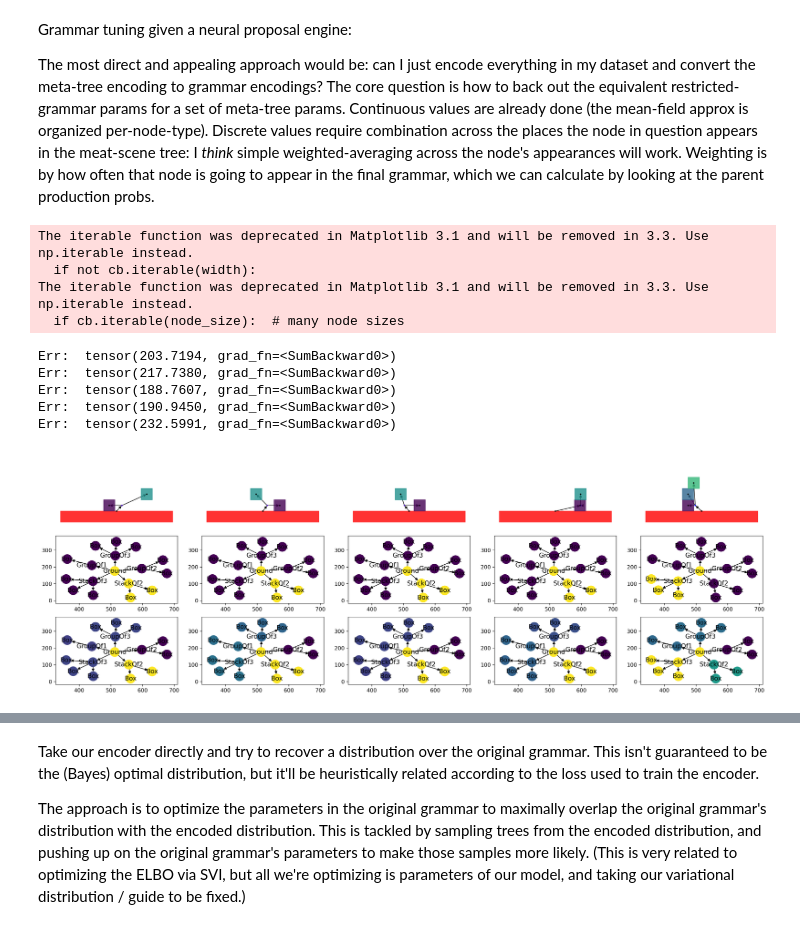
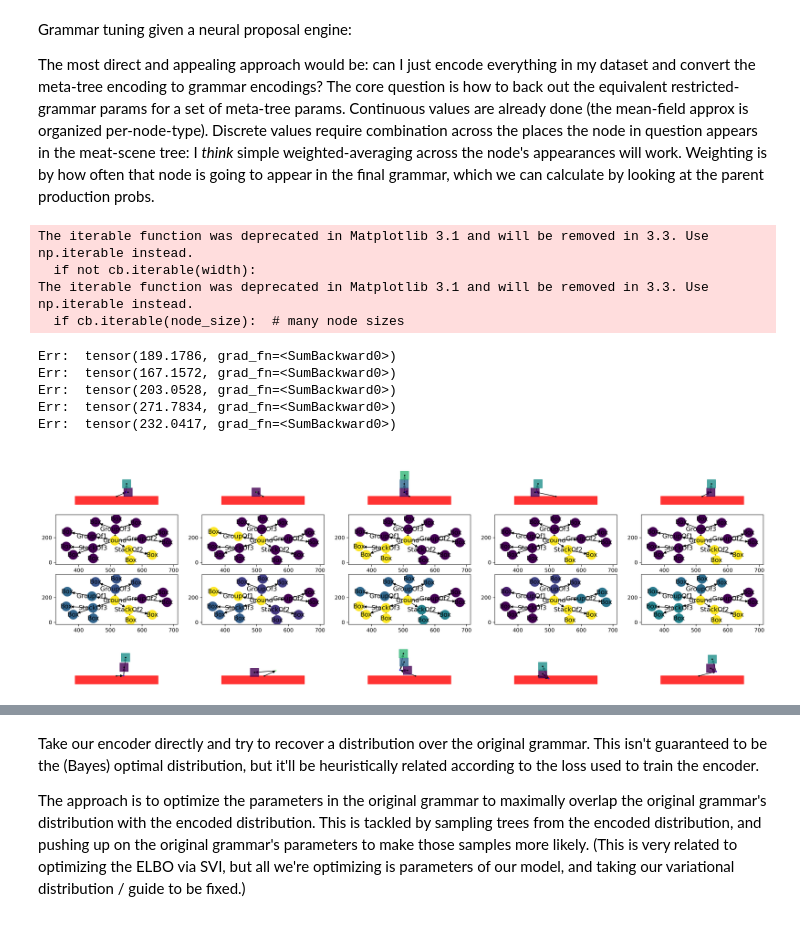
Before and after one commit to gizatt/spatial_scene_grammars, a Jupyter notebook: spatial_scene_grammars_examples/planar_box_stacks/grammar_fitting_with_grammar_encoder.ipynb, the cells around one changed output, grey strips where cells are left out. Cells and saved outputs as stored; diff of their text form; code cells hidden in the pictures.

```diff
--- a/spatial_scene_grammars_examples/planar_box_stacks/grammar_fitting_with_grammar_encoder.ipynb
+++ b/spatial_scene_grammars_examples/planar_box_stacks/grammar_fitting_with_grammar_encoder.ipynb
@@ -37,15 +37,14 @@ torch.manual_seed(42)
 # Make a bigger dataset of observed trees, and prepare meta-tree.
 full_trees_for_training = []
 observed_nodes_for_training = []
+root_inst_dict = {"xy": dist.Normal(torch.tensor([0., 0.]), torch.tensor([0.001, 0.001]))}
 def make_dataset(N=100):
     full_trees = []
     observed_nodes = []
     for k in range(N):
         scene_trees, success = sample_tree_from_root_type_with_constraints(
             root_node_type=Ground,
-            root_node_instantiation_dict={
-                "xy": dist.Delta(torch.tensor([0., 0.]))
-            },
+            root_node_instantiation_dict=root_inst_dict,
             constraints=[
                 NonpenetrationConstraint(0.001),
             ],
@@ -57,6 +56,6 @@ def make_dataset(N=100):
         full_trees.append(scene_trees[0])
         observed_nodes.append([n for n in scene_trees[0].nodes if isinstance(n, TerminalNode)])
     return full_trees, observed_nodes
-full_trees_for_training, observed_nodes_for_training = make_dataset(500)
-full_trees_for_testing, observed_nodes_for_testing = make_dataset(250)
-meta_tree = SceneTree.make_meta_scene_tree(Ground())
+full_trees_for_training, observed_nodes_for_training = make_dataset(100)
+full_trees_for_testing, observed_nodes_for_testing = make_dataset(50)
+meta_tree = SceneGrammar.make_meta_scene_tree(Ground)
@@ -74,39 +91,43 @@ The most direct and appealing approach would be: can I just encode everything in
 # %%
 from networkx.drawing.nx_agraph import graphviz_layout
 plt.figure(dpi=300).set_size_inches(24, 8)
 N = 5
+grammar = SceneGrammar(Ground)
 for k in range(N):
-    plt.subplot(3, N, k + 1)
+    plt.subplot(4, N, k + 1)
     draw_boxes(full_trees_for_training[k], fig=plt.gcf(), ax=plt.gca(), block=False)
     def draw(x):
         inclusion_log_likelihood_per_node, _ = encoder.get_product_weights_and_inclusion_lls(meta_tree, x)
         nx.draw_networkx(
             meta_tree,
             ax=plt.gca(),
             pos = graphviz_layout(meta_tree),
             labels={node: node.__class__.__name__ for node in meta_tree},
             node_color=[inclusion_log_likelihood_per_node[node] for node in meta_tree]
 
     )
-    plt.subplot(3, N, N + k + 1)
+    plt.subplot(4, N, N + k + 1)
     x_target = encoder.get_grammar_parameters_from_actual_tree(meta_tree, full_trees_for_training[k])
     draw(x_target)
-    plt.subplot(3, N, 2*N + k + 1)
+    plt.subplot(4, N, 2*N + k + 1)
     x = encoder(observed_nodes_for_training[k])
     draw(x)
+    plt.subplot(4, N, 3*N + k + 1)
+    sampled_tree, proposal_density, _ = encoder.sample_tree_from_grammar_vector(meta_tree, x)
+    draw_boxes(sampled_tree, fig=plt.gcf(), ax=plt.gca(), block=False)
 
     # Penalize distance for non-nan terms
     target_mask = torch.isfinite(x_target)
     err = (x - x_target)[target_mask].square().sum()
     print("Err: ", err)
 # %% [output]
 The iterable function was deprecated in Matplotlib 3.1 and will be removed in 3.3. Use np.iterable instead.
   if not cb.iterable(width):
 The iterable function was deprecated in Matplotlib 3.1 and will be removed in 3.3. Use np.iterable instead.
   if cb.iterable(node_size):  # many node sizes
-Err:  tensor(203.7194, grad_fn=<SumBackward0>)
-Err:  tensor(217.7380, grad_fn=<SumBackward0>)
-Err:  tensor(188.7607, grad_fn=<SumBackward0>)
-Err:  tensor(190.9450, grad_fn=<SumBackward0>)
-Err:  tensor(232.5991, grad_fn=<SumBackward0>)
+Err:  tensor(189.1786, grad_fn=<SumBackward0>)
+Err:  tensor(167.1572, grad_fn=<SumBackward0>)
+Err:  tensor(203.0528, grad_fn=<SumBackward0>)
+Err:  tensor(271.7834, grad_fn=<SumBackward0>)
+Err:  tensor(232.0417, grad_fn=<SumBackward0>)
-[figure, old version]
+[figure, new version]
```
Also changed, not shown: parts of 5 cells of this notebook, 6 other files.
